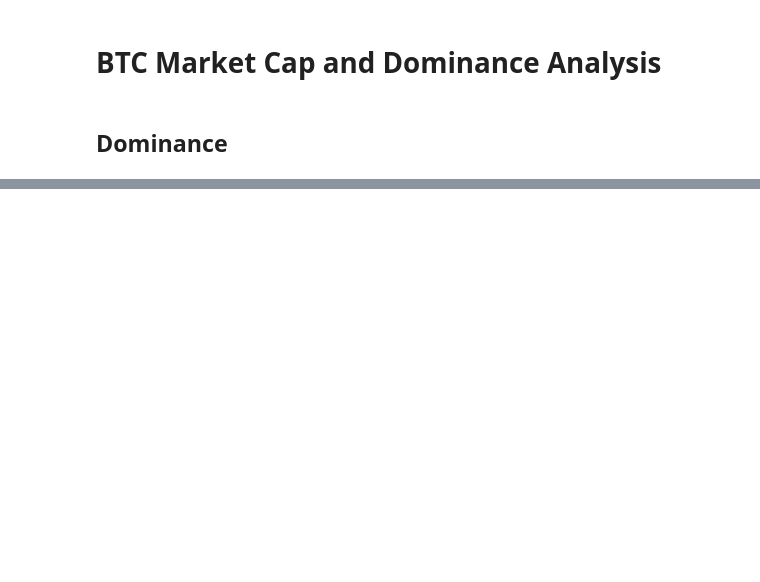
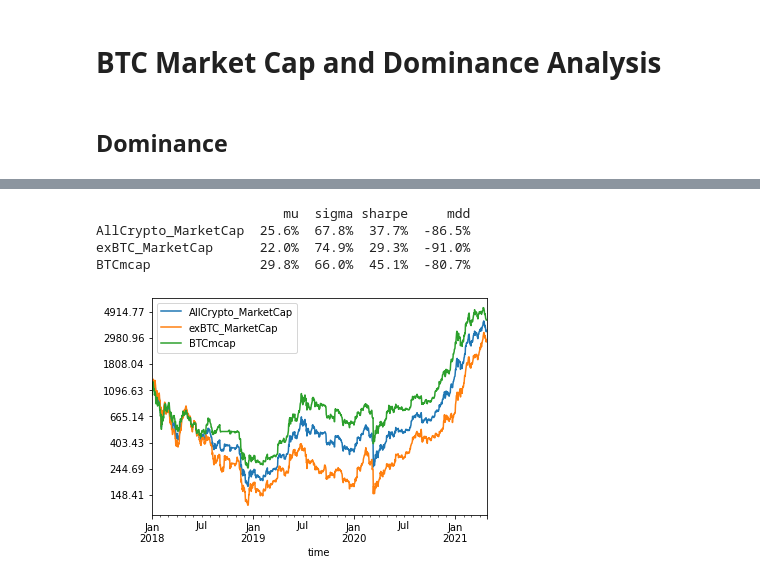
Before and after one commit to quantumsnowball/AppleDaily20210503, a Jupyter notebook: main.ipynb, the cells around one changed output, grey strips where cells are left out. Saved outputs shown, nothing was run; the diff lists cells and outputs as text; code cells hidden in the pictures; blank space fills up the shorter version.

```diff
--- a/main.ipynb
+++ b/main.ipynb
@@ -18,4 +27,8 @@ BTC_vs_ETH_dominance.plot(figsize=(18,10))
 # %%
-BTCmcap = pd.read_csv('assets/BTC_MarketCap.csv', parse_dates=True, index_col='time')
-exBTCmcap = pd.read_csv('assets/exBTC_MarketCap.csv', parse_dates=True, index_col='time')
-mcap = pd.concat([BTCmcap, exBTCmcap], axis=1)
+def cal_market_cap():
+    allmcap = pd.read_csv('assets/AllCrypto_MarketCap.csv', parse_dates=True, index_col='time')
+    exBTCmcap = pd.read_csv('assets/exBTC_MarketCap.csv', parse_dates=True, index_col='time')
+    Btcmcap = allmcap-exBTCmcap
+    df_mcap = pd.concat([allmcap, exBTCmcap], axis=1)
+    df_mcap['BTCmcap'] =  df_mcap.AllCrypto_MarketCap - df_mcap.exBTC_MarketCap
+    return df_mcap
@@ -26,0 +37,26 @@ mcap.plot(figsize=(18,10))
+# %%
+def cal_nav_per_init_inv(start, init_fund=1000):
+    df_mcap = cal_market_cap()
+    df_inv = df_mcap.loc[start:]
+    df_nav = df_inv/df_inv.iloc[0] * init_fund
+    return df_nav
+# %%
+def cal_metrics(df):
+    columns = ['mu','sigma','sharpe']
+    musigsh = pd.DataFrame(cal_sharpe(df), index=columns).T
+    mdd = pd.Series([cal_drawdown(ts).mdd for _,ts in df.items()], index=df.columns, name='mdd')
+    result = pd.concat([musigsh, mdd], axis=1)
+    return result
+# %%
+def scenario(start, init_fund=1000, **fig):
+    df = cal_nav_per_init_inv(start, init_fund)
+    print(cal_metrics(df).applymap(lambda x: f'{x:.1%}'))
+    logy_plot(df, **fig)
+# %%
+scenario('2018-01-01', 1000)
+# %% [output]
+                        mu  sigma sharpe     mdd
+AllCrypto_MarketCap  25.6%  67.8%  37.7%  -86.5%
+exBTC_MarketCap      22.0%  74.9%  29.3%  -91.0%
+BTCmcap              29.8%  66.0%  45.1%  -80.7%
+[figure, added]
```
Also changed, not shown: parts of 13 cells of this notebook, 6 other files.
